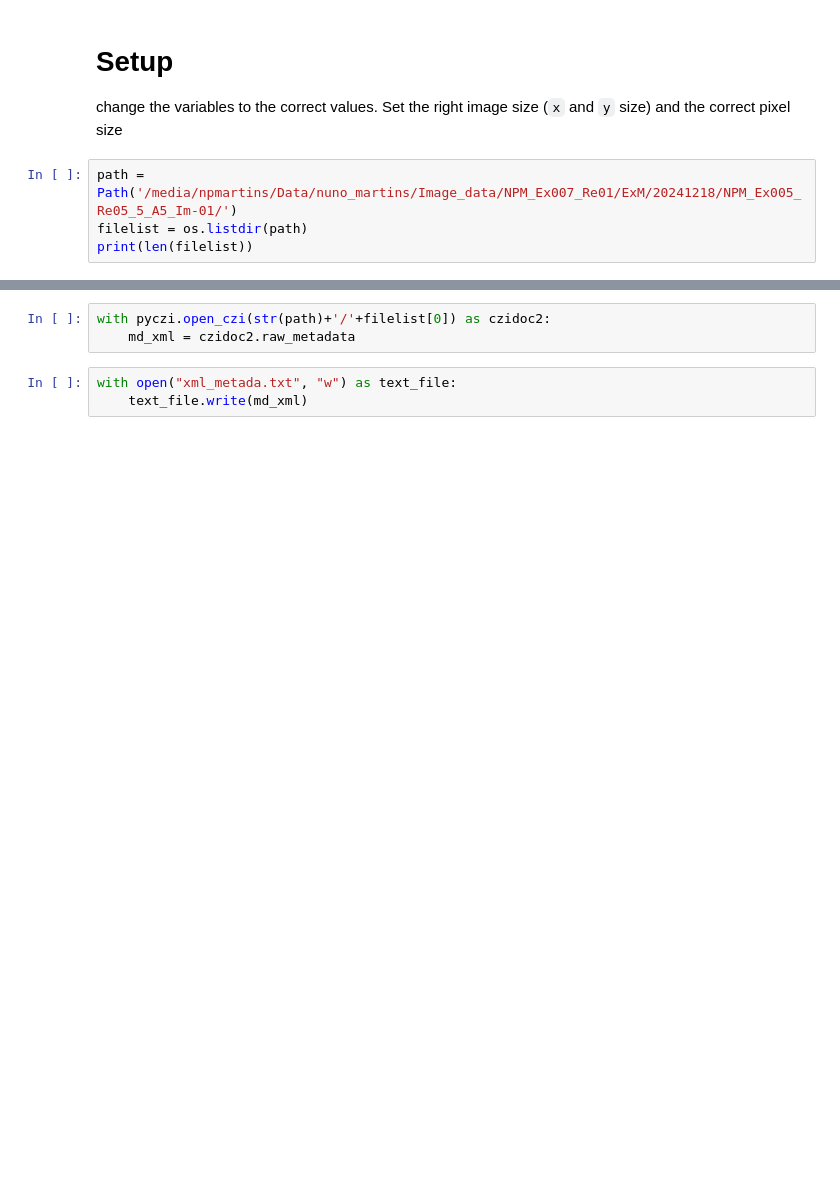
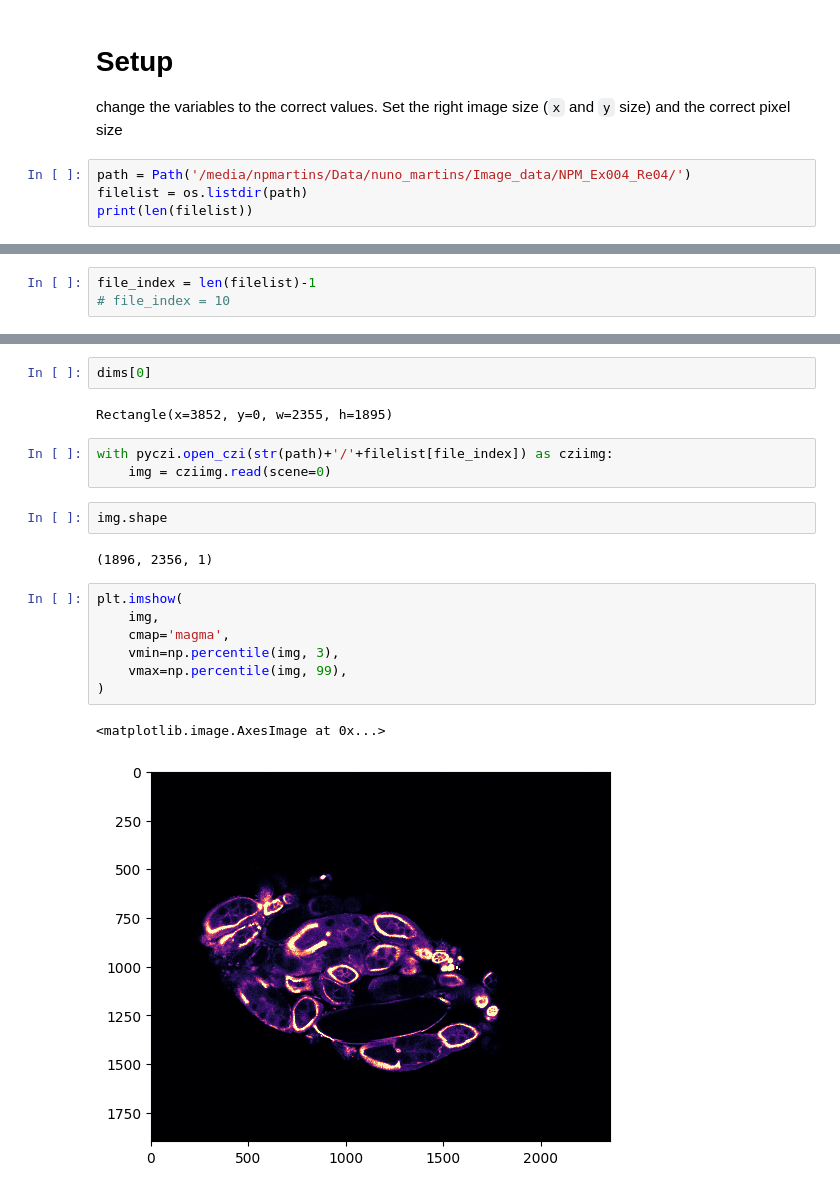
Before and after one commit to nunopimpaomartins/python-analysis-scripts, a Jupyter notebook: notebooks/notebook_split_czi_data.ipynb, the cells around one changed output, grey strips where cells are left out. Drawn from its saved outputs; the diff is of its cells as text; blank space fills up the shorter version.

Commit message:
playing around with reading metadata and images from czi files

```diff
--- a/notebooks/notebook_split_czi_data.ipynb
+++ b/notebooks/notebook_split_czi_data.ipynb
@@ -13,7 +13,7 @@ from pylibCZIrw import czi as pyczi
 change the variables to the correct values.
 Set the right image size (`x` and `y` size) and the correct pixel size
 # %%
-path = Path('/media/npmartins/Data/nuno_martins/Image_data/NPM_Ex007_Re01/ExM/20241218/NPM_Ex005_Re05_5_A5_Im-01/')
+path = Path('/media/npmartins/Data/nuno_martins/Image_data/NPM_Ex004_Re04/')
 filelist = os.listdir(path)
 print(len(filelist))
 # %% [output]
@@ -31 +45,4 @@ filelist
+# %%
+file_index = len(filelist)-1
+# file_index = 10
 # %%
@@ -47,6 +84,21 @@ ImageDocument {'Metadata': {'Experiment': {'@Version': '1.2', 'RunMode': 'Optimi
+# %%
+dims[0]
+# %% [output]
+Rectangle(x=3852, y=0, w=2355, h=1895)
 # %%
-with pyczi.open_czi(str(path)+'/'+filelist[0]) as czidoc2:
-    md_xml = czidoc2.raw_metadata
+with pyczi.open_czi(str(path)+'/'+filelist[file_index]) as cziimg:
+    img = cziimg.read(scene=0)
-# %%
-with open("xml_metada.txt", "w") as text_file:
-    text_file.write(md_xml)
+# %%
+img.shape
+# %% [output]
+(1896, 2356, 1)
+# %%
+plt.imshow(
+    img,
+    cmap='magma',
+    vmin=np.percentile(img, 3),
+    vmax=np.percentile(img, 99),
+)
+# %% [output]
+<matplotlib.image.AxesImage at 0x...>
+[figure, added]
```
Also changed, not shown: parts of 6 cells of this notebook.
